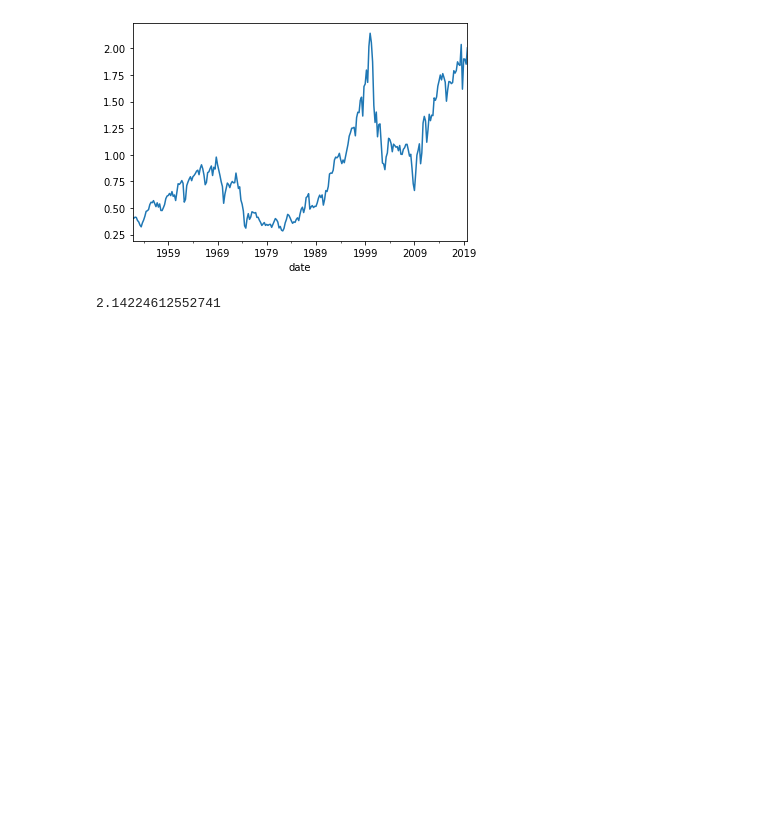
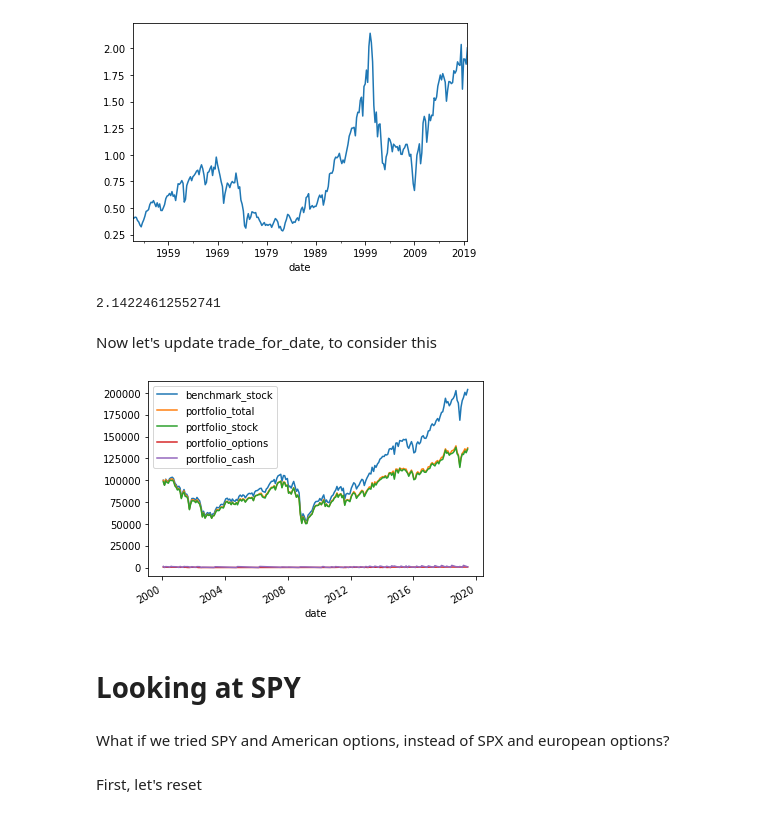
Before and after one commit to stopachka/gamma, a Jupyter notebook: puts_strategy.ipynb, the cells around one changed output. Drawn from its saved outputs; the diff is of its cells as text; code cells hidden in the pictures; blank space fills up the shorter version.

```diff
--- a/puts_strategy.ipynb
+++ b/puts_strategy.ipynb
@@ -826,3 +834,5 @@ def get_q_ratio_for_date(date):
 get_q_ratio_for_date(datetime(2000, 1, 3))
 # %% [output]
 2.14224612552741
+# %% [markdown]
+Now let's update trade_for_date, to consider this
@@ -828,0 +856,13 @@ get_q_ratio_for_date(datetime(2000, 1, 3))
+# %%
+simulate_and_compare(
+    build_goal(stock_alloc=0.995, otm_range=(0.2, 0.3), maturity_range=(60, 220)),
+    100000
+)
+# %% [output]
+[figure, added]
+# %% [markdown]
+# Looking at SPY
+# %% [markdown]
+What if we tried SPY and American options, instead of SPX and european options?
+# %% [markdown]
+First, let's reset
```
Also changed, not shown: parts of 23 cells of this notebook.
